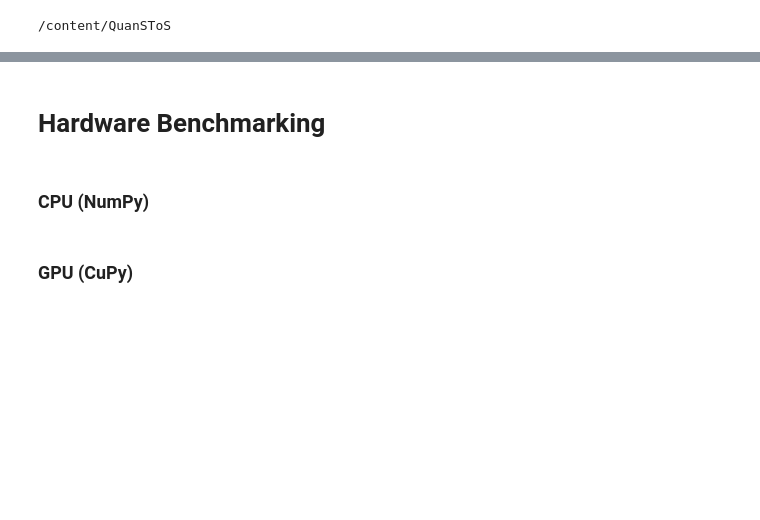
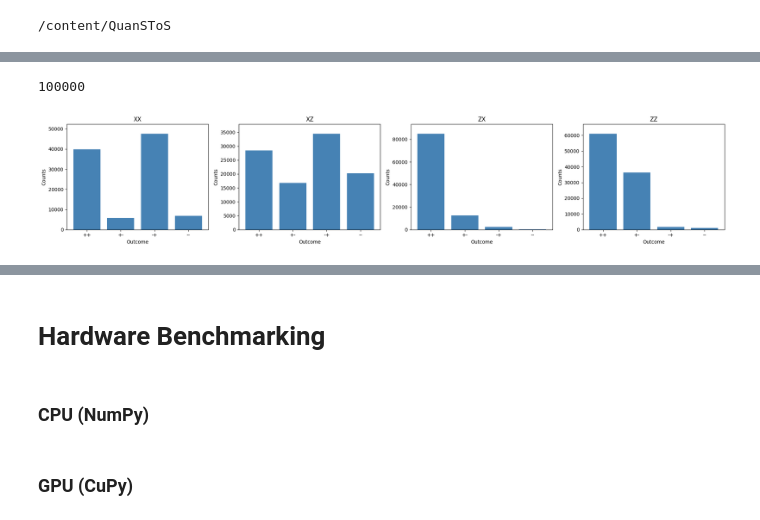
Before and after one commit to Ankit-539/QuanSToS, a Jupyter notebook: experiment.ipynb, the cells around one changed output, grey strips where cells are left out. Drawn from its saved outputs; the diff is of its cells as text; code cells hidden in the pictures; blank space fills up the shorter version.

Commit message:
checked interfacing between state generator and virtual measurement

```diff
--- a/experiment.ipynb
+++ b/experiment.ipynb
@@ -123,0 +122,13 @@ ZZZ  [100000      0      0      0      0      0      0      0]
+# %%
+rho = get_random_product(2, array_api_compat.numpy, np.random)
+
+N = 100_000
+
+result = pauli_measurement(rho, N)
+
+print(result.N)
+
+plot_counts(result, ["XX", "XZ", "ZX", "ZZ"])
+# %% [output]
+100000
+[figure, added]
```
Also changed, not shown: parts of 8 cells of this notebook.
